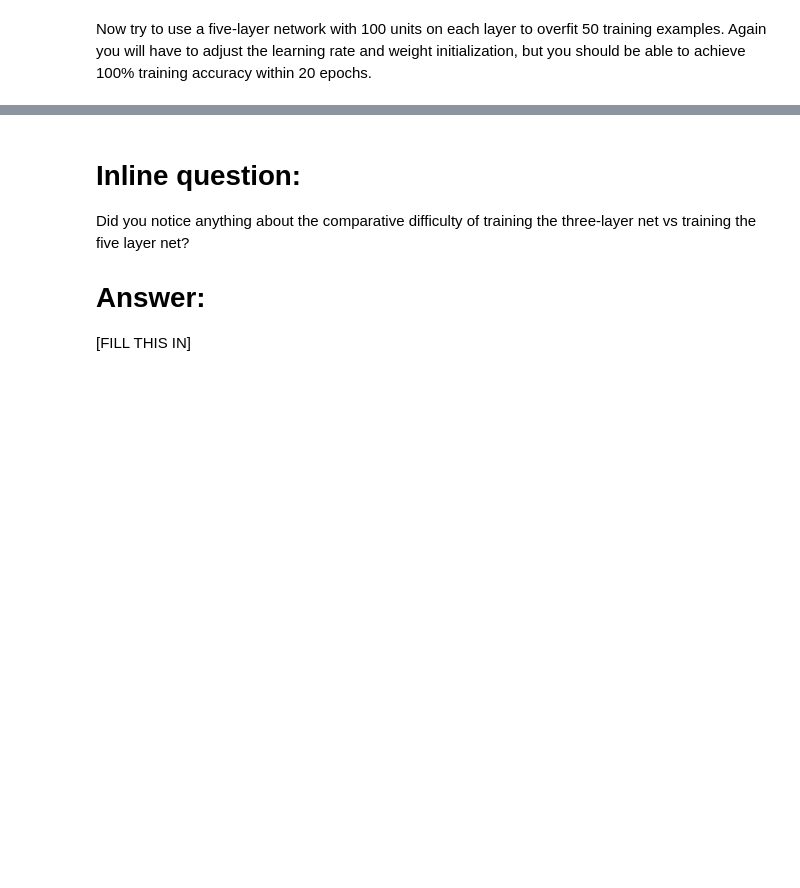
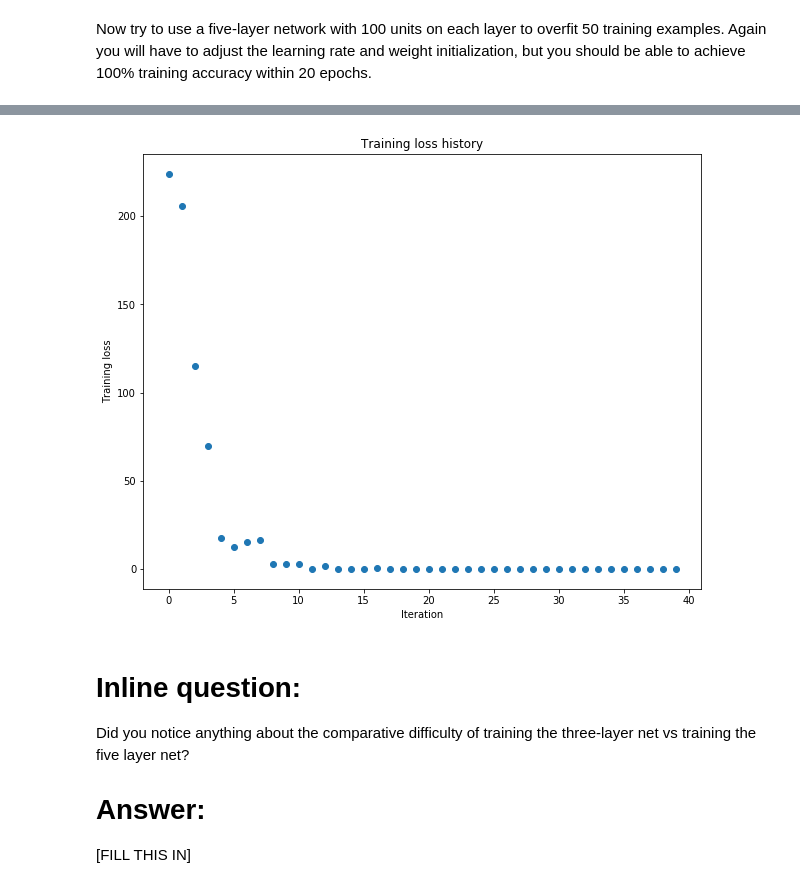
Before and after one commit to belskikh/stanford, a Jupyter notebook: assignment2/FullyConnectedNets.ipynb, the cells around one changed output, grey strips where cells are left out. Saved outputs shown, nothing was run; the diff lists cells and outputs as text; code cells hidden in the pictures; blank space fills up the shorter version.

```diff
--- a/assignment2/FullyConnectedNets.ipynb
+++ b/assignment2/FullyConnectedNets.ipynb
@@ -500,7 +500,7 @@ small_data = {
 }
 
 learning_rate = 1e-3
-weight_scale = 1e-5
+weight_scale = 1e-1
 model = FullyConnectedNet([100, 100, 100, 100],
                 weight_scale=weight_scale, dtype=np.float64)
 solver = Solver(model, small_data,
@@ -517,3 +517,4 @@ plt.title('Training loss history')
 plt.xlabel('Iteration')
 plt.ylabel('Training loss')
 plt.show()
+# %% [output]
@@ -520,3 +538,4 @@ plt.show()
+[figure, added]
 # %% [markdown]
 # Inline question:
 Did you notice anything about the comparative difficulty of training the three-layer net vs training the five layer net?
```
Also changed, not shown: parts of 4 cells of this notebook, 2 other files.
